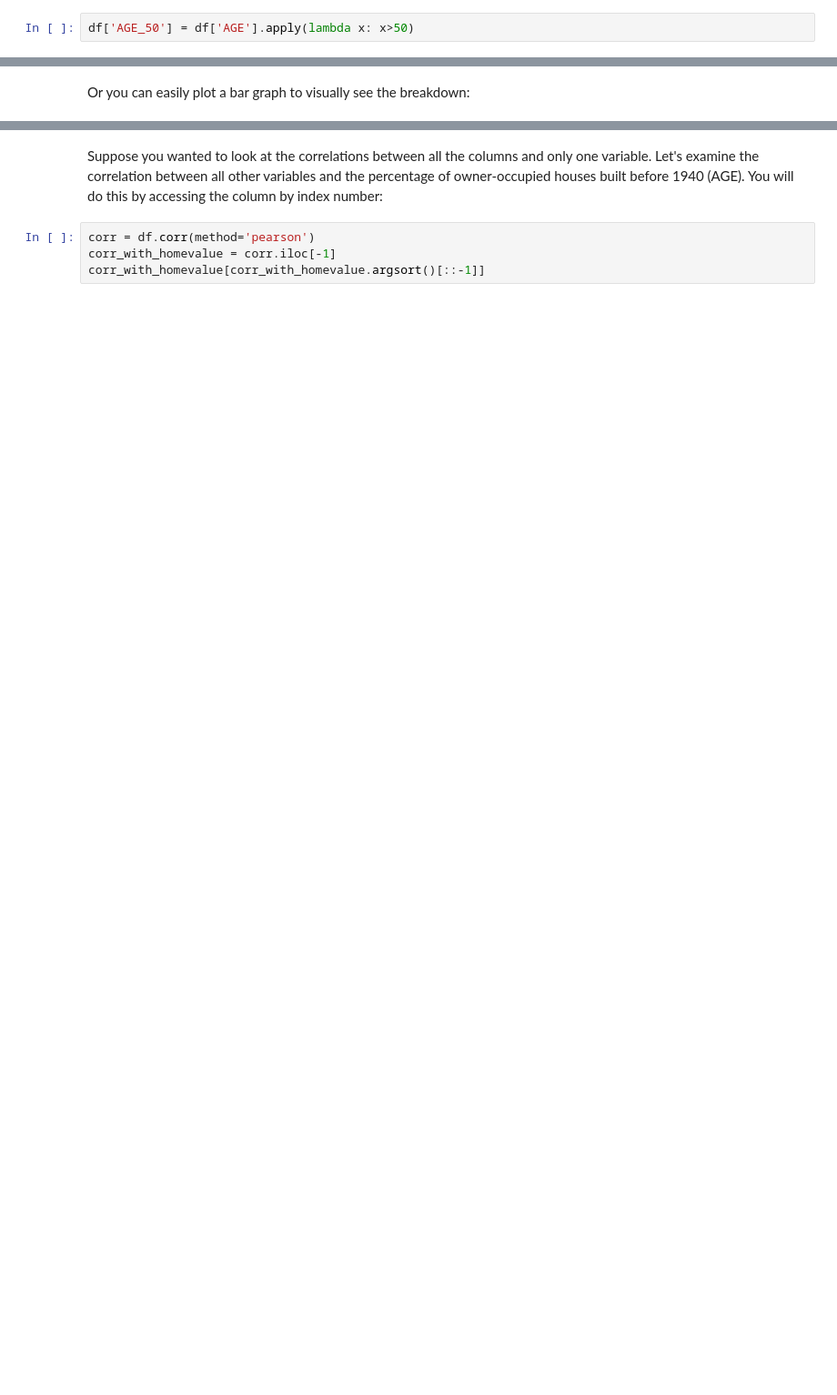
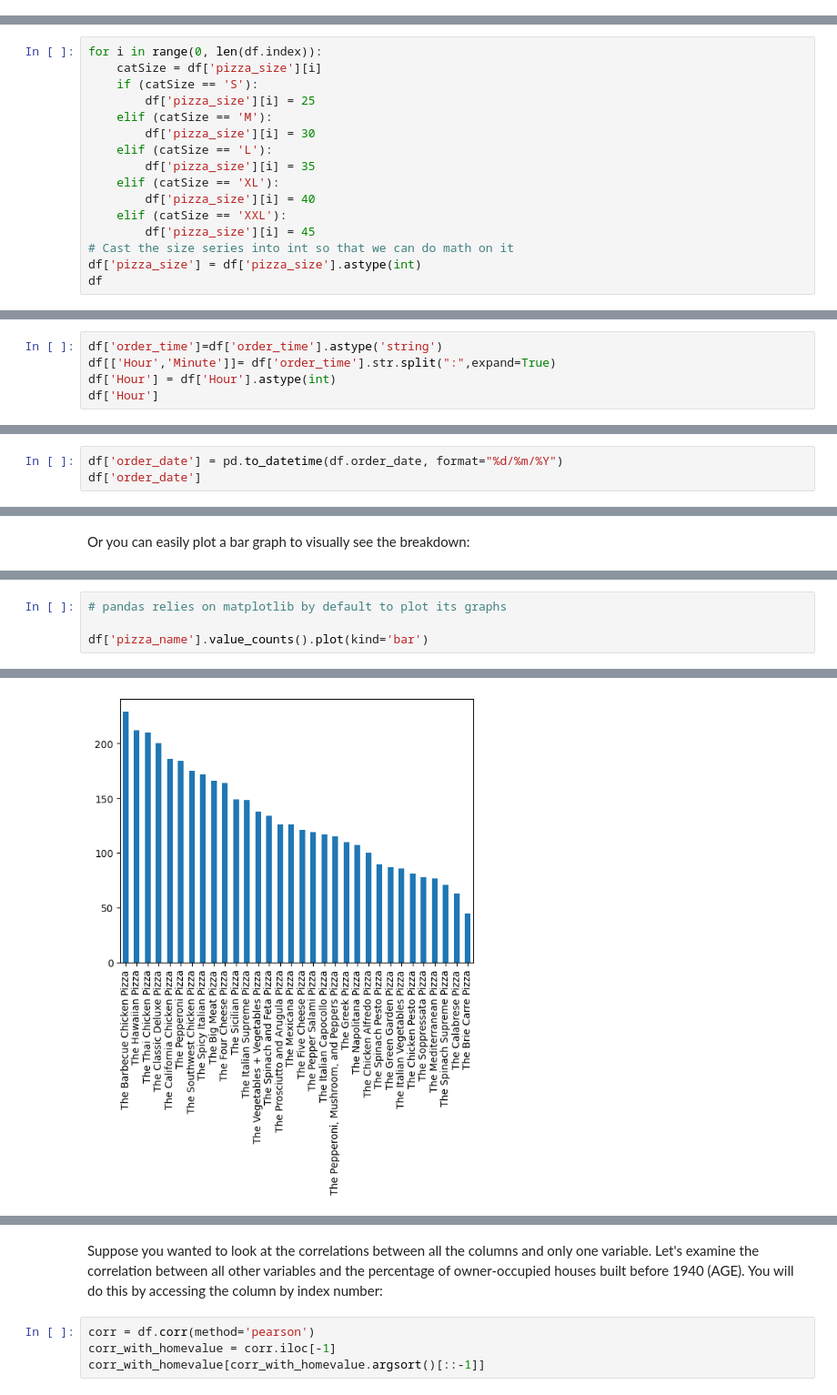
Before and after one commit to inelectronics-students-club/Python-for-DATA-SC, a Jupyter notebook: Data_Science_1/workshop-materials/4-Cleaning_and_Manipulating.ipynb, the cells around one changed output, grey strips where cells are left out. Shown: that part at 91% size. Cells and saved outputs as stored; diff of their text form; blank space fills up the shorter version.

Commit message:
added pie, box plots, fixed up the pizza dataset

```diff
--- a/Data_Science_1/workshop-materials/4-Cleaning_and_Manipulating.ipynb
+++ b/Data_Science_1/workshop-materials/4-Cleaning_and_Manipulating.ipynb
@@ -503,2 +892,0 @@ You can also apply a lambda function to each element of a `DataFrame` column by
-# %%
-df['AGE_50'] = df['AGE'].apply(lambda x: x>50)
@@ -535,0 +895,16 @@ groupby_twovar.unstack()
+# %%
+for i in range(0, len(df.index)):
+    catSize = df['pizza_size'][i]
+    if (catSize == 'S'):
+        df['pizza_size'][i] = 25
+    elif (catSize == 'M'):
+        df['pizza_size'][i] = 30
+    elif (catSize == 'L'):
+        df['pizza_size'][i] = 35
+    elif (catSize == 'XL'):
+        df['pizza_size'][i] = 40
+    elif (catSize == 'XXL'):
+        df['pizza_size'][i] = 45
+# Cast the size series into int so that we can do math on it
+df['pizza_size'] = df['pizza_size'].astype(int)
+df
@@ -535,0 +947,5 @@ groupby_twovar.unstack()
+# %%
+df['order_time']=df['order_time'].astype('string')
+df[['Hour','Minute']]= df['order_time'].str.split(":",expand=True)
+df['Hour'] = df['Hour'].astype(int)
+df['Hour']
@@ -535,0 +967,3 @@ groupby_twovar.unstack()
+# %%
+df['order_date'] = pd.to_datetime(df.order_date, format="%d/%m/%Y")
+df['order_date']
@@ -551,0 +1034,5 @@ df['CHAS'].value_counts().plot(kind='bar')
+# %%
+# pandas relies on matplotlib by default to plot its graphs
+
+df['pizza_name'].value_counts().plot(kind='bar')
+# %% [output]
@@ -552 +1040,2 @@ df['CHAS'].value_counts().plot(kind='bar')
+[figure, added]
 # %% [markdown]
```
Also changed, not shown: parts of 132 cells of this notebook.
